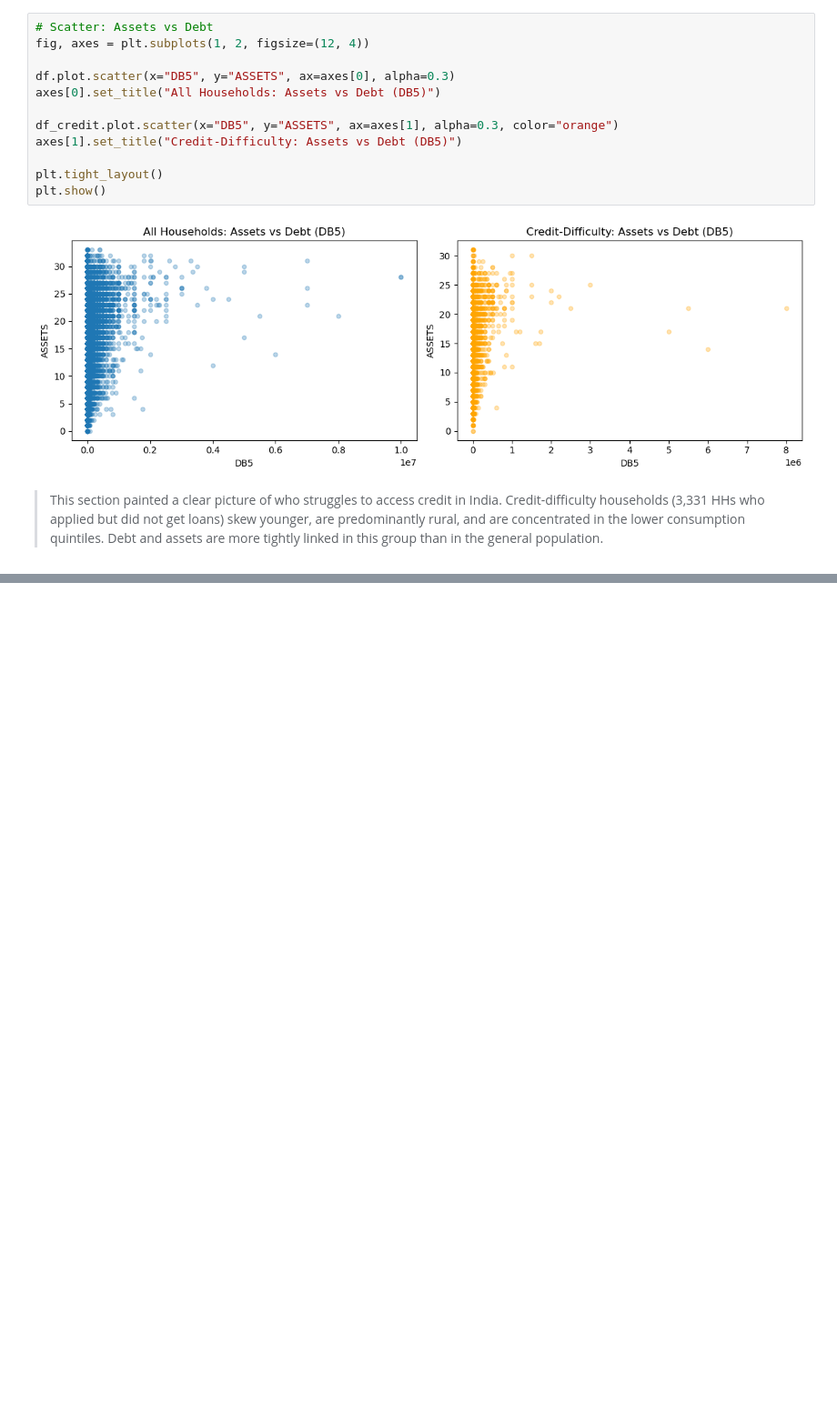
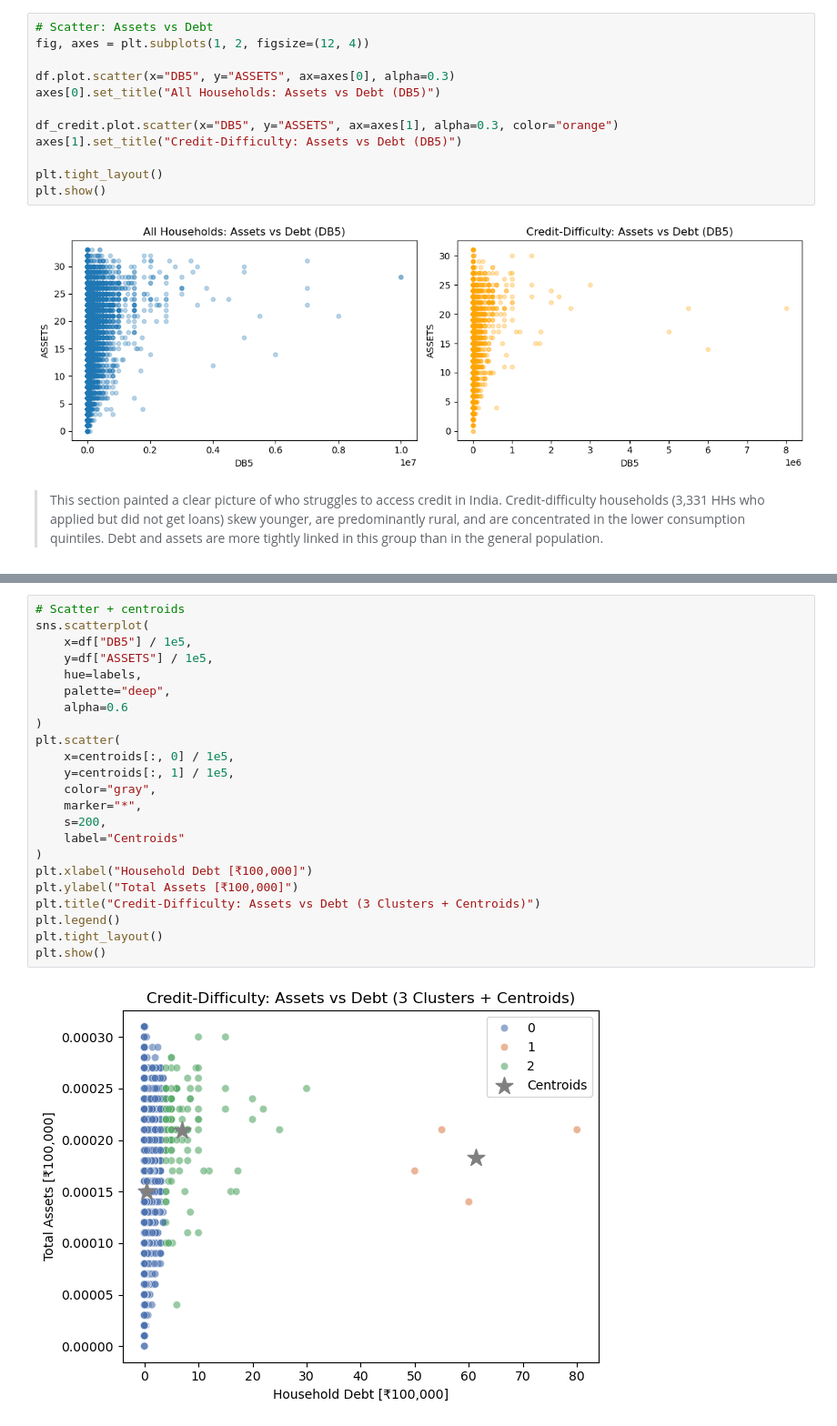
Before and after one commit to AJ-MH/Data-Science-Machine-Learning, a Jupyter notebook: indian-household-segmentation/indian_household_segmentation.ipynb, the cells around one changed output, grey strips where cells are left out. Shown at 91% size. Drawn from its saved outputs; the diff is of its cells as text; blank space fills up the shorter version.

```diff
--- a/indian-household-segmentation/indian_household_segmentation.ipynb
+++ b/indian-household-segmentation/indian_household_segmentation.ipynb
@@ -365,0 +499,25 @@ Credit-difficulty households (3,331 HHs who applied but did not get loans) skew
+# %%
+# Scatter + centroids
+sns.scatterplot(
+    x=df["DB5"] / 1e5,
+    y=df["ASSETS"] / 1e5,
+    hue=labels,
+    palette="deep",
+    alpha=0.6
+)
+plt.scatter(
+    x=centroids[:, 0] / 1e5,
+    y=centroids[:, 1] / 1e5,
+    color="gray",
+    marker="*",
+    s=200,
+    label="Centroids"
+)
+plt.xlabel("Household Debt [₹100,000]")
+plt.ylabel("Total Assets [₹100,000]")
+plt.title("Credit-Difficulty: Assets vs Debt (3 Clusters + Centroids)")
+plt.legend()
+plt.tight_layout()
+plt.show()
+# %% [output]
+[figure, added]
```
Also changed, not shown: parts of 19 cells of this notebook.
